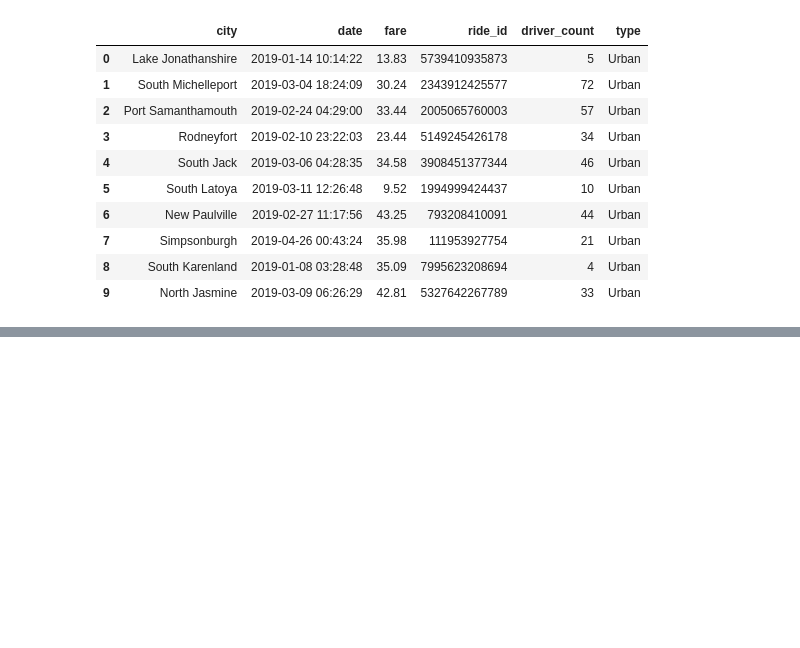
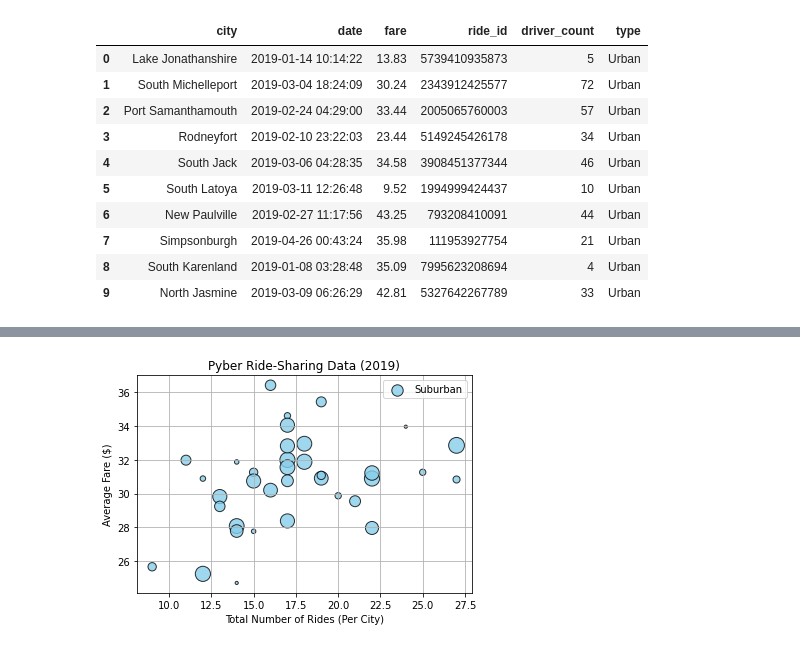
Before and after one commit to ariw237/PyBer_Analysis, a Jupyter notebook: PyBer.ipynb, the cells around one changed output, grey strips where cells are left out. Cells and saved outputs as stored; diff of their text form; code cells hidden in the pictures; blank space fills up the shorter version.

```diff
--- a/PyBer.ipynb
+++ b/PyBer.ipynb
@@ -161,0 +186,2 @@ pyber_data_df.head(10)
+# %%
+suburban_ride_count = suburban_cities_df.groupby(['city']).count()['ride_id']
@@ -161,0 +236,3 @@ pyber_data_df.head(10)
+# %%
+suburban_average_drivers_by_city = suburban_cities_df.groupby(["city"]).mean()["driver_count"]
+rural_average_drivers_by_city = rural_cities_df.groupby(["city"]).mean()["driver_count"]
@@ -161,0 +284,17 @@ pyber_data_df.head(10)
+# %%
+#This looks a bit better so now we do the same for the other city types but change the color:
+#This helps but now we need to annotate this to be more complete:
+plt.scatter(suburban_ride_count, suburban_average_fare,
+            s=suburban_average_drivers_by_city*10,
+            edgecolor = 'k',
+            alpha=0.8,
+            label="Suburban",
+           color = "skyblue")
+plt.title("Pyber Ride-Sharing Data (2019)")
+plt.ylabel("Average Fare ($)")
+plt.xlabel("Total Number of Rides (Per City)")
+plt.grid()
+plt.legend()
+plt.show()
+# %% [output]
+[figure, added]
```
Also changed, not shown: parts of 14 cells of this notebook.
